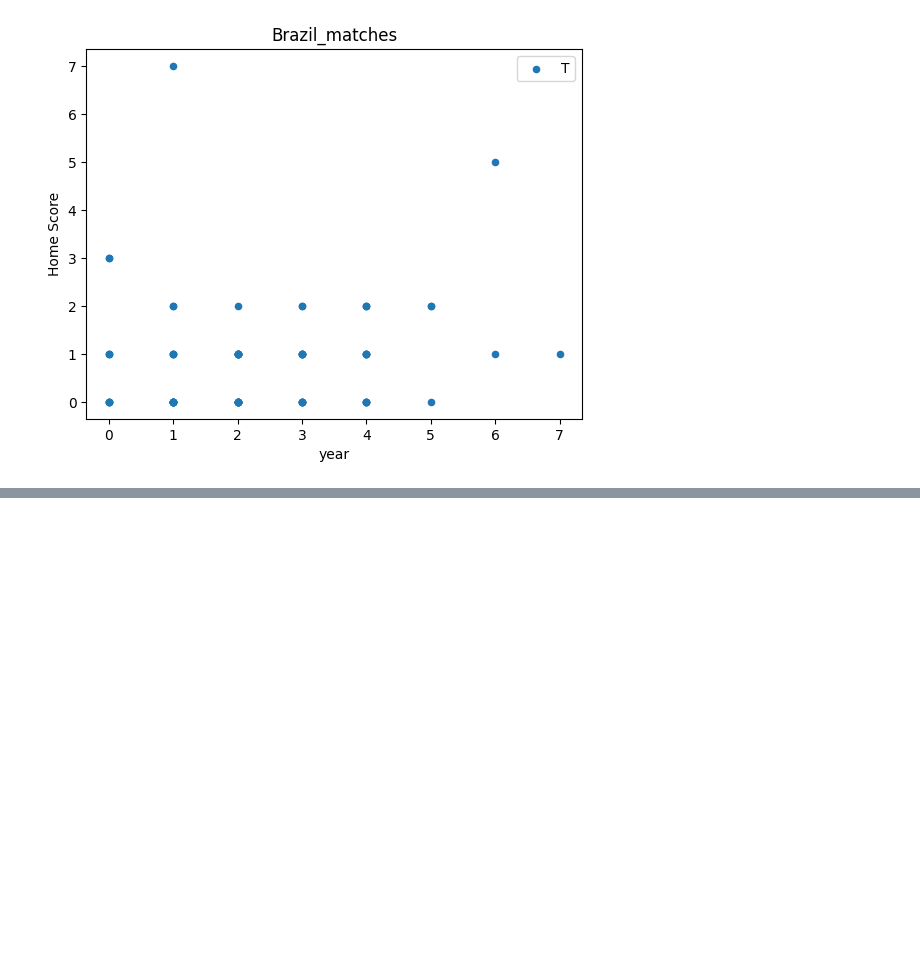
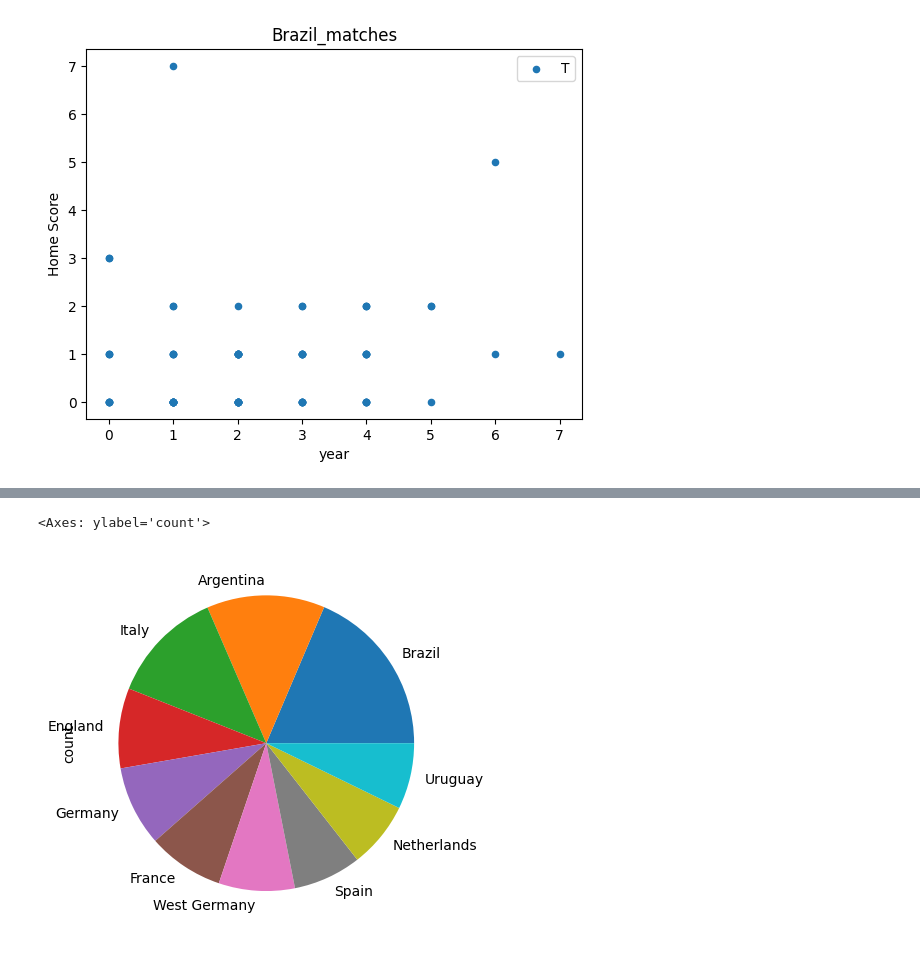
Before and after one commit to Basha1605/python-mini-project, a Jupyter notebook: FootballDataset.ipynb, the cells around one changed output, grey strips where cells are left out. Drawn from its saved outputs; the diff is of its cells as text; code cells hidden in the pictures; blank space fills up the shorter version.

```diff
--- a/FootballDataset.ipynb
+++ b/FootballDataset.ipynb
@@ -165,0 +274,9 @@ plt.show()
+# %%
+Above30 = df['home_team'].value_counts()
+# %%
+filterData = Above30[Above30>30]
+# %%
+filterData.plot(kind='pie')
+# %% [output]
+<Axes: ylabel='count'>
+[figure, added]
```
Also changed, not shown: parts of 16 cells of this notebook.
